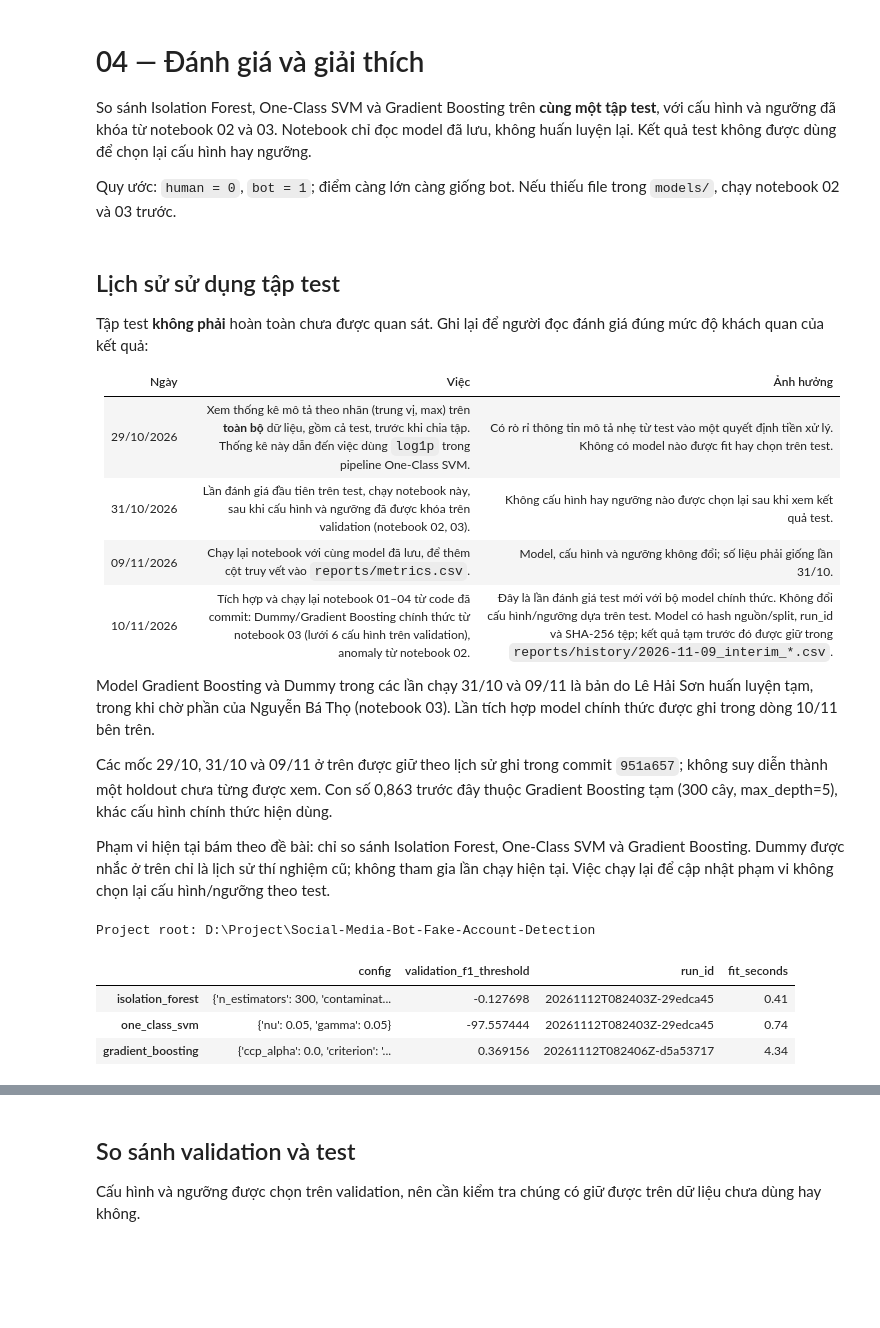
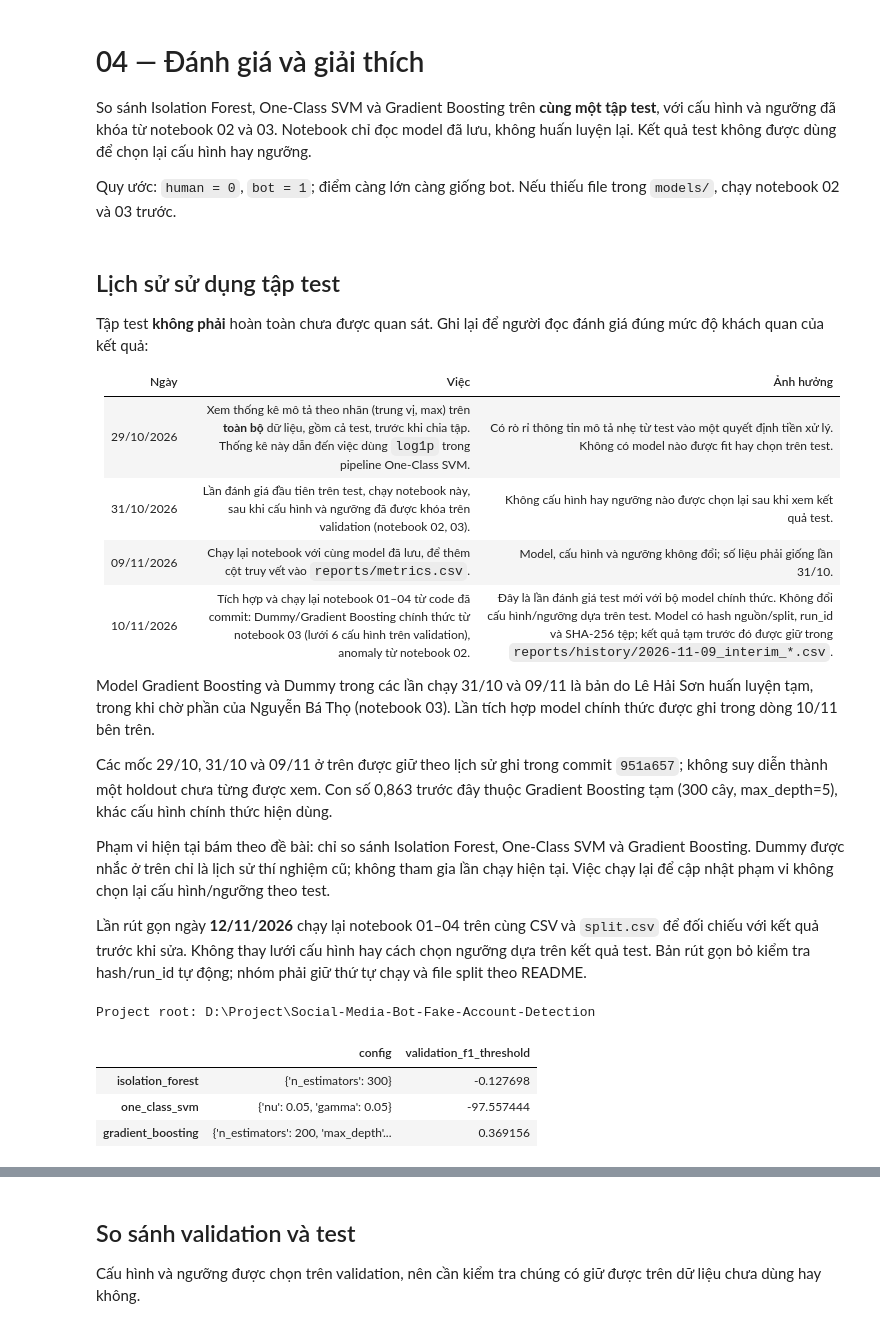
Before and after one commit to nbatho/Social-Media-Bot-Fake-Account-Detection, a Jupyter notebook: notebooks/04_evaluation.ipynb, the cells around one changed output, grey strips where cells are left out. Drawn from its saved outputs; the diff is of its cells as text; code cells hidden in the pictures; blank space fills up the shorter version.

```diff
--- a/notebooks/04_evaluation.ipynb
+++ b/notebooks/04_evaluation.ipynb
@@ -21,6 +21,8 @@ Model Gradient Boosting và Dummy trong các lần chạy 31/10 và 09/11 là b
 Các mốc 29/10, 31/10 và 09/11 ở trên được giữ theo lịch sử ghi trong commit `951a657`; không suy diễn thành một holdout chưa từng được xem. Con số 0,863 trước đây thuộc Gradient Boosting tạm (300 cây, max_depth=5), khác cấu hình chính thức hiện dùng.
 
 Phạm vi hiện tại bám theo đề bài: chỉ so sánh Isolation Forest, One-Class SVM và Gradient Boosting. Dummy được nhắc ở trên chỉ là lịch sử thí nghiệm cũ; không tham gia lần chạy hiện tại. Việc chạy lại để cập nhật phạm vi không chọn lại cấu hình/ngưỡng theo test.
+
+Lần rút gọn ngày **12/11/2026** chạy lại notebook 01–04 trên cùng CSV và `split.csv` để đối chiếu với kết quả trước khi sửa. Không thay lưới cấu hình hay cách chọn ngưỡng dựa trên kết quả test. Bản rút gọn bỏ kiểm tra hash/run_id tự động; nhóm phải giữ thứ tự chạy và file split theo README.
 # %%
 from pathlib import Path
 import sys
@@ -38,47 +40,29 @@ print("Project root:", project_root)
 # %% [output]
 Project root: D:\Project\Social-Media-Bot-Fake-Account-Detection
 # %%
-import time
-
-import joblib
 import matplotlib.pyplot as plt
 import numpy as np
 import pandas as pd
-import sklearn
-from sklearn.inspection import permutation_importance
 from sklearn.metrics import precision_recall_curve
 
-from src.config import FIGURES_DIR, MODELS_DIR, REPORTS_DIR
-from src.data import load_profiles, split_features
-from src.features import build_features
-from src.train import feature_matrix
-from src.comparison import (
-    DETECTORS, MODEL_NAMES, evaluate_models, file_sha256, load_bundles,
-    model_scores as saved_model_scores, model_predictions as saved_model_predictions,
-    validate_validation_metrics,
-)
+from src.config import FIGURES_DIR, REPORTS_DIR
+from src.data import build_features, load_profiles, split_features
+from src.evaluate import compare_models, feature_importance
+from src.models import bot_scores, load_model
 
-profiles, _ = load_profiles()
-features = build_features(profiles)
-train, validation, test = split_features(features)
-X_val, y_val = validation[list(FEATURE_COLUMNS)], validation["label"].to_numpy()
-X_test, y_test = test[list(FEATURE_COLUMNS)], test["label"].to_numpy()
-
-# Refuse models from another source/split or library version before scoring test.
-bundles = load_bundles()
+_, validation, test = split_features(build_features(load_profiles()))
+y_test = test["label"].to_numpy()
+bundles = {name: load_model(name) for name in ("isolation_forest", "one_class_svm", "gradient_boosting")}
 display(pd.DataFrame({
-    name: {
-        "config": bundle["config"],
-        "validation_f1_threshold": bundle["thresholds"].get("validation_f1"),
-        "run_id": bundle["run_id"],
-        "fit_seconds": round(bundle["fit_seconds"], 2),
-    } for name, bundle in bundles.items()
+    name: {"config": bundle["config"], "validation_f1_threshold": bundle["threshold"]}
+    for name, bundle in bundles.items()
 }).T)
+REPORTS_DIR.mkdir(parents=True, exist_ok=True)
 # %% [output]
-|  | config | validation_f1_threshold | run_id | fit_seconds |
-| isolation_forest | {'n_estimators': 300, 'contaminat... | -0.127698 | 20261112T082403Z-29edca45 | 0.41 |
-| one_class_svm | {'nu': 0.05, 'gamma': 0.05} | -97.557444 | 20261112T082403Z-29edca45 | 0.74 |
-| gradient_boosting | {'ccp_alpha': 0.0, 'criterion': '... | 0.369156 | 20261112T082406Z-d5a53717 | 4.34 |
+|  | config | validation_f1_threshold |
+| isolation_forest | {'n_estimators': 300} | -0.127698 |
+| one_class_svm | {'nu': 0.05, 'gamma': 0.05} | -97.557444 |
+| gradient_boosting | {'n_estimators': 200, 'max_depth'... | 0.369156 |
 # %% [markdown]
 ## Các thiết lập được đánh giá
 
```
Also changed, not shown: parts of 5 cells of this notebook.
